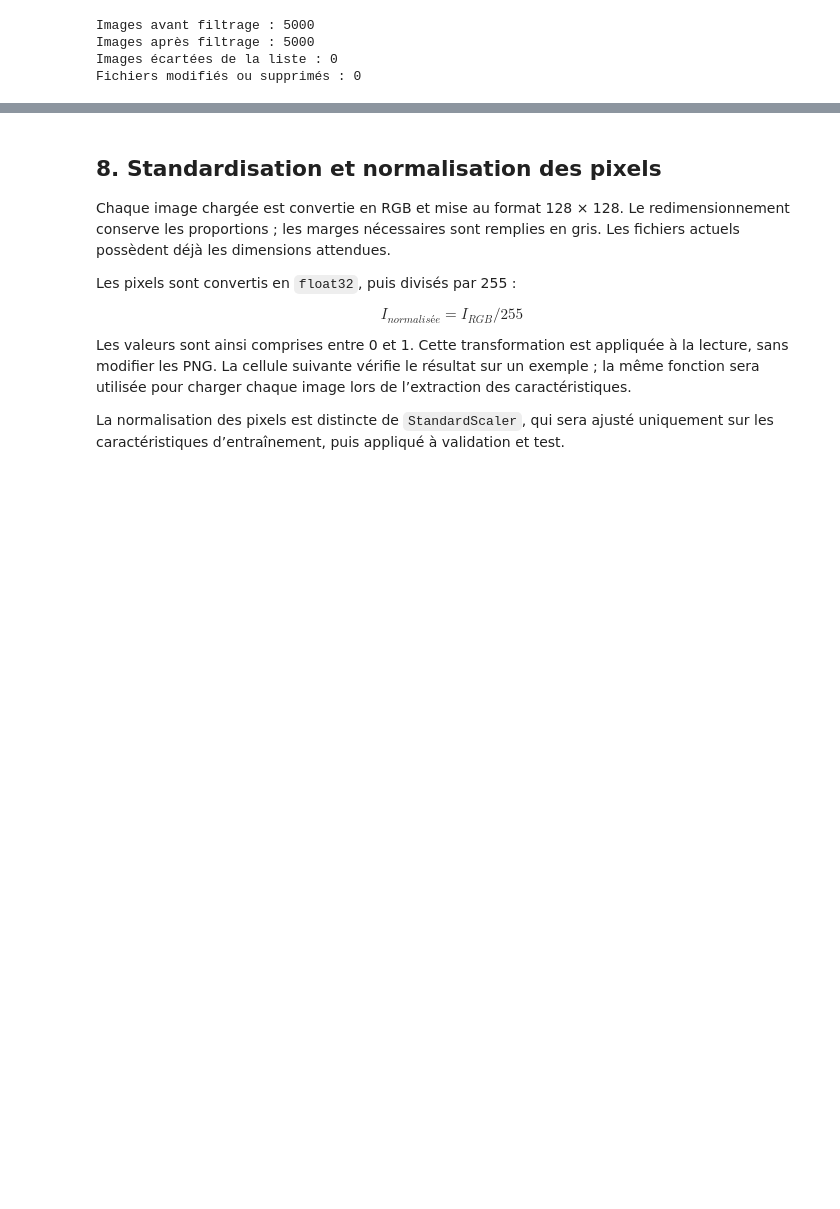
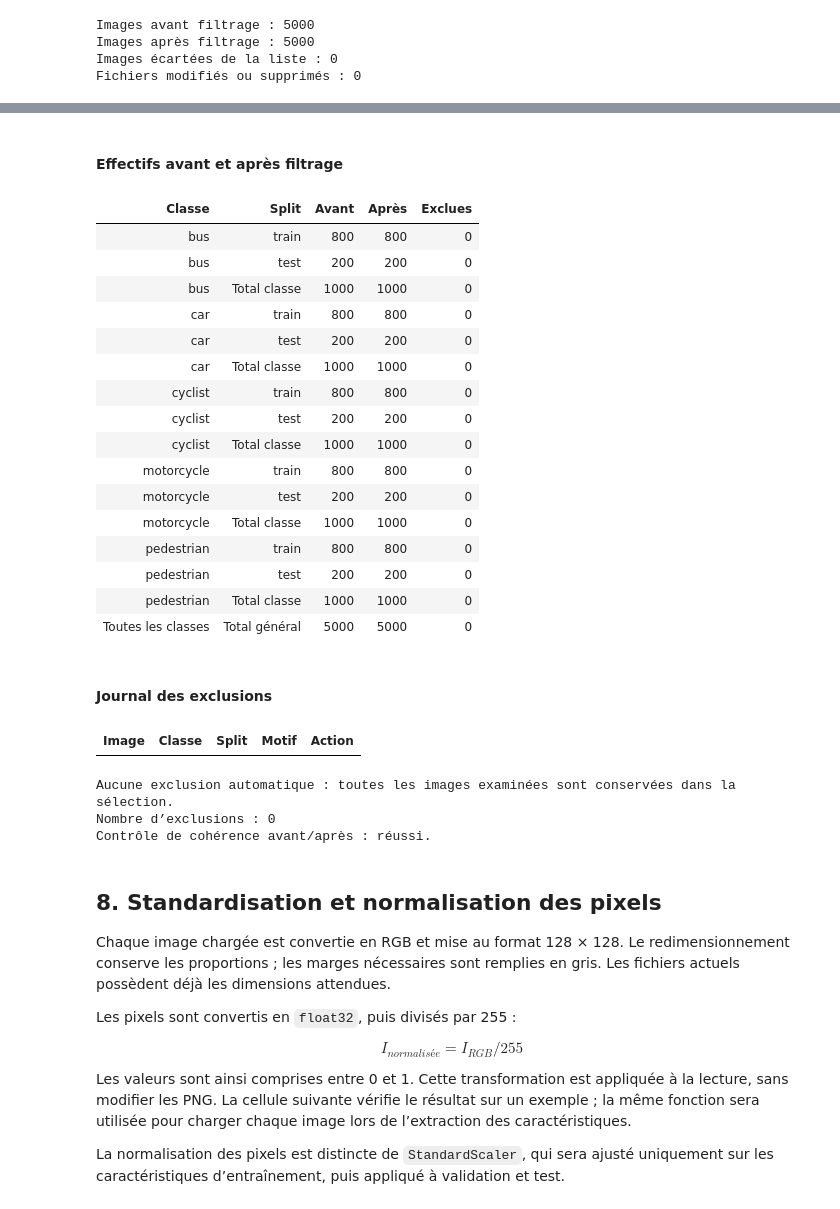
Before and after one commit to Ghassane19/MLProject, a Jupyter notebook: notebooks/Nettoyage_des_donnees.ipynb, the cells around one changed output, grey strips where cells are left out. Drawn from its saved outputs; the diff is of its cells as text; code cells hidden in the pictures; blank space fills up the shorter version.

Commit message:
Ajout des explications, du tableau avant/après et du journal des exclusions dans le notebook de nettoyage.

```diff
--- a/notebooks/Nettoyage_des_donnees.ipynb
+++ b/notebooks/Nettoyage_des_donnees.ipynb
@@ -423,3 +503,79 @@ Fichiers modifiés ou supprimés : 0
+# %%
+from collections import Counter
+from html import escape
+from IPython.display import HTML, display
+
+def afficher_tableau(colonnes, lignes):
+    entete = ''.join('<th>' + escape(str(c)) + '</th>' for c in colonnes)
+    contenu = ''.join('<tr>' + ''.join('<td>' + escape(str(v)) + '</td>' for v in ligne) + '</tr>' for ligne in lignes)
+    display(HTML('<table><thead><tr>' + entete + '</tr></thead><tbody>' + contenu + '</tbody></table>'))
+
+avant = Counter((r['split'], r['class']) for r in result['records'])
+apres = Counter((r['split'], r['class']) for r in clean_records)
+splits_presents = [s for s in SPLITS if (DATASET/s).is_dir()]
+comparaison = []
+for classe in CLASSES:
+    for split in splits_presents:
+        a, b = avant[split, classe], apres[split, classe]
+        comparaison.append([classe, split, a, b, a-b])
+    a = sum(avant[s, classe] for s in splits_presents)
+    b = sum(apres[s, classe] for s in splits_presents)
+    comparaison.append([classe, 'Total classe', a, b, a-b])
+comparaison.append(['Toutes les classes', 'Total général', len(result['records']), len(clean_records), len(excluded)])
+display(HTML('<h4>Effectifs avant et après filtrage</h4>'))
+afficher_tableau(['Classe', 'Split', 'Avant', 'Après', 'Exclues'], comparaison)
+
+images_par_chemin = {r['image']: r for r in result['records']}
+journal_exclusions = []
+for chemin, motif in excluded:
+    image = images_par_chemin[chemin]
+    journal_exclusions.append({
+        'image': chemin, 'classe': image['class'], 'split': image['split'],
+        'motif': motif, 'action': 'Exclue de la sélection en mémoire'
+    })
+journal_exclusions.sort(key=lambda r: (r['split'], r['classe'], r['image']))
+
+retenues = {r['image'] for r in clean_records}
+ecartees = {r['image'] for r in journal_exclusions}
+assert len(images_par_chemin) == len(result['records'])
+assert len(ecartees) == len(excluded)
+assert retenues.isdisjoint(ecartees)
+assert retenues | ecartees == set(images_par_chemin)
+assert len(clean_records) + len(journal_exclusions) == len(result['records'])
+
+display(HTML('<h4>Journal des exclusions</h4>'))
+afficher_tableau(
+    ['Image', 'Classe', 'Split', 'Motif', 'Action'],
+    [[r['image'], r['classe'], r['split'], r['motif'], r['action']] for r in journal_exclusions]
+)
+if not journal_exclusions:
+    print('Aucune exclusion automatique : toutes les images examinées sont conservées dans la sélection.')
+print('Nombre d’exclusions :', len(journal_exclusions))
+print('Contrôle de cohérence avant/après : réussi.')
+# %% [output]
+Effectifs avant et après filtrage
+| Classe | Split | Avant | Après | Exclues |
+| bus | train | 800 | 800 | 0 |
+| bus | test | 200 | 200 | 0 |
+| bus | Total classe | 1000 | 1000 | 0 |
+| car | train | 800 | 800 | 0 |
+| car | test | 200 | 200 | 0 |
+| car | Total classe | 1000 | 1000 | 0 |
+| cyclist | train | 800 | 800 | 0 |
+| cyclist | test | 200 | 200 | 0 |
+| cyclist | Total classe | 1000 | 1000 | 0 |
+| motorcycle | train | 800 | 800 | 0 |
+| motorcycle | test | 200 | 200 | 0 |
+| motorcycle | Total classe | 1000 | 1000 | 0 |
+| pedestrian | train | 800 | 800 | 0 |
+| pedestrian | test | 200 | 200 | 0 |
+| pedestrian | Total classe | 1000 | 1000 | 0 |
+| Toutes les classes | Total général | 5000 | 5000 | 0 |
+Journal des exclusions
+| Image | Classe | Split | Motif | Action |
+Aucune exclusion automatique : toutes les images examinées sont conservées dans la sélection.
+Nombre d’exclusions : 0
+Contrôle de cohérence avant/après : réussi.
 # %% [markdown]
 ## 8. Standardisation et normalisation des pixels
 Chaque image chargée est convertie en RGB et mise au format 128 × 128. Le redimensionnement conserve les proportions ; les marges nécessaires sont remplies en gris. Les fichiers actuels possèdent déjà les dimensions attendues.
```
Also changed, not shown: parts of 12 cells of this notebook.
